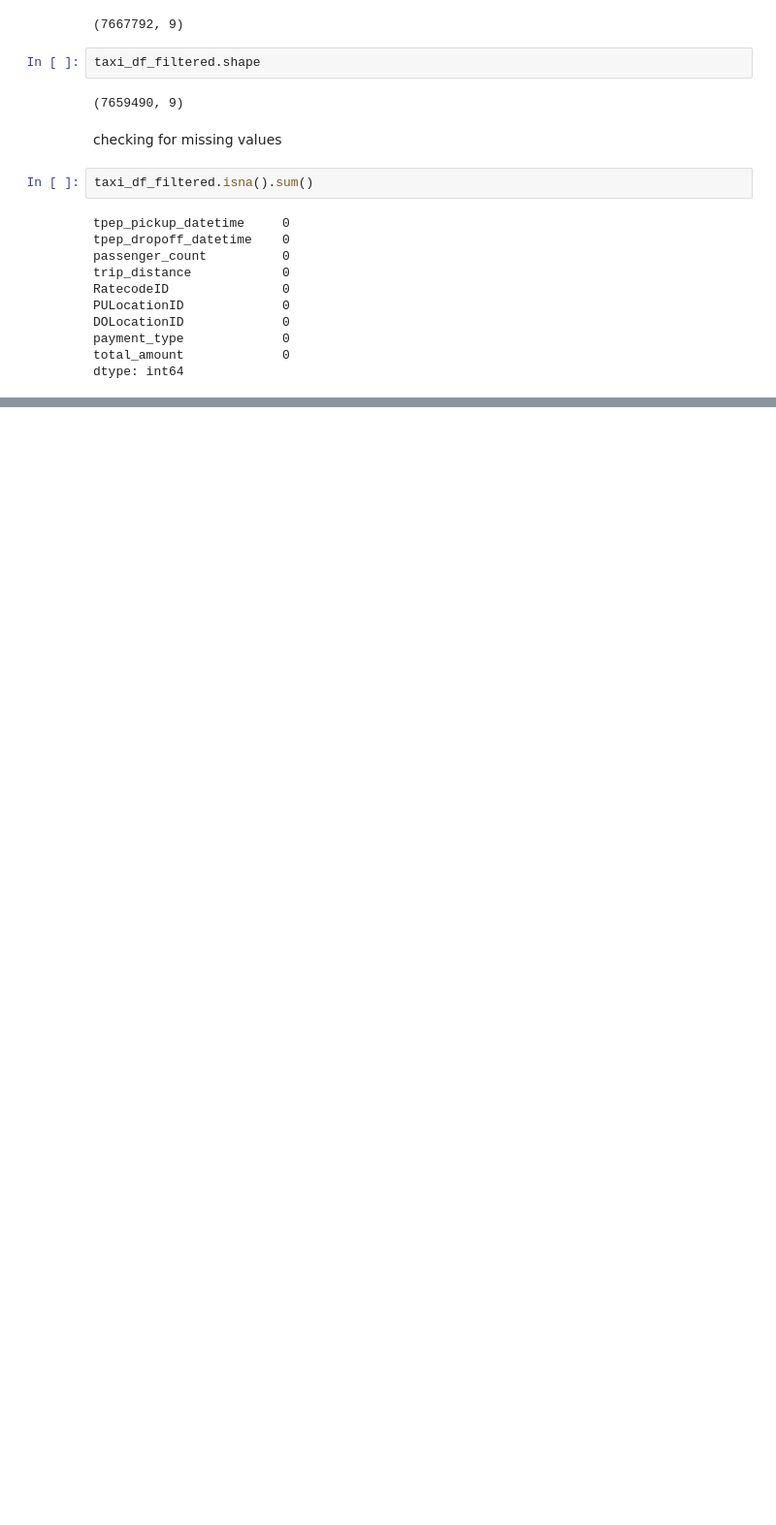
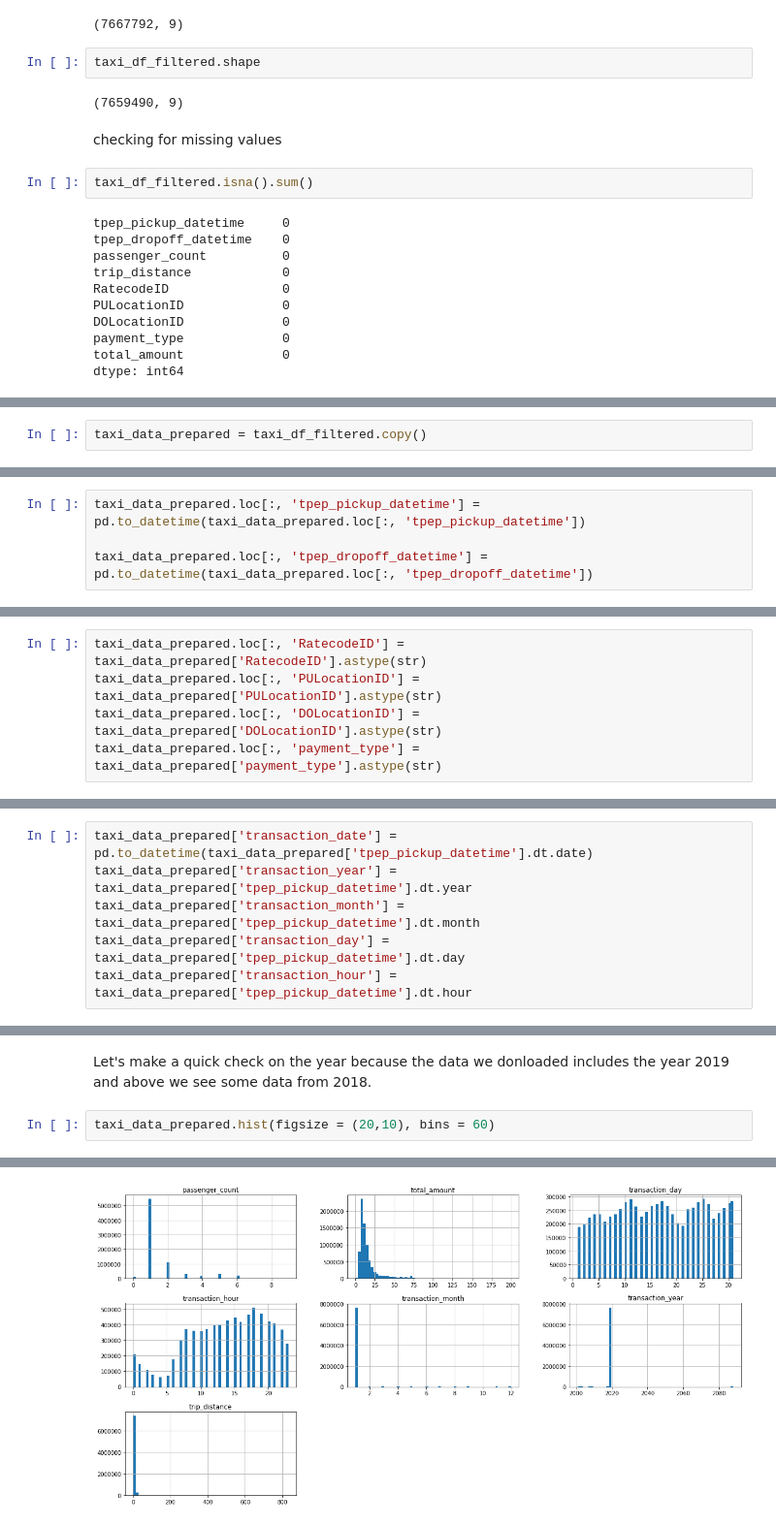
Before and after one commit to ulgeny/NY-Taxi-Analysis-, a Jupyter notebook: Presentable Notebook.ipynb, the cells around one changed output, grey strips where cells are left out. Shown: that part at 97% size. Drawn from its saved outputs; the diff is of its cells as text; blank space fills up the shorter version.

```diff
--- a/Presentable Notebook.ipynb
+++ b/Presentable Notebook.ipynb
@@ -211,0 +214,2 @@ dtype: int64
+# %%
+taxi_data_prepared = taxi_df_filtered.copy()
@@ -211,0 +231,4 @@ dtype: int64
+# %%
+taxi_data_prepared.loc[:, 'tpep_pickup_datetime'] = pd.to_datetime(taxi_data_prepared.loc[:, 'tpep_pickup_datetime'])
+
+taxi_data_prepared.loc[:, 'tpep_dropoff_datetime'] = pd.to_datetime(taxi_data_prepared.loc[:, 'tpep_dropoff_datetime'])
@@ -211,0 +237,5 @@ dtype: int64
+# %%
+taxi_data_prepared.loc[:, 'RatecodeID'] = taxi_data_prepared['RatecodeID'].astype(str)
+taxi_data_prepared.loc[:, 'PULocationID'] = taxi_data_prepared['PULocationID'].astype(str)
+taxi_data_prepared.loc[:, 'DOLocationID'] = taxi_data_prepared['DOLocationID'].astype(str)
+taxi_data_prepared.loc[:, 'payment_type'] = taxi_data_prepared['payment_type'].astype(str)
@@ -211,0 +255,6 @@ dtype: int64
+# %%
+taxi_data_prepared['transaction_date'] = pd.to_datetime(taxi_data_prepared['tpep_pickup_datetime'].dt.date)
+taxi_data_prepared['transaction_year'] = taxi_data_prepared['tpep_pickup_datetime'].dt.year
+taxi_data_prepared['transaction_month'] = taxi_data_prepared['tpep_pickup_datetime'].dt.month
+taxi_data_prepared['transaction_day'] = taxi_data_prepared['tpep_pickup_datetime'].dt.day
+taxi_data_prepared['transaction_hour'] = taxi_data_prepared['tpep_pickup_datetime'].dt.hour
@@ -211,0 +270,5 @@ dtype: int64
+# %% [markdown]
+Let's make a quick check on the year because the data we donloaded includes the year 2019 and above we see some data from 2018.
+# %%
+taxi_data_prepared.hist(figsize = (20,10), bins = 60)
+# %% [output]
@@ -211,0 +285 @@ dtype: int64
+[figure, added]
```
Also changed, not shown: parts of 14 cells of this notebook.
